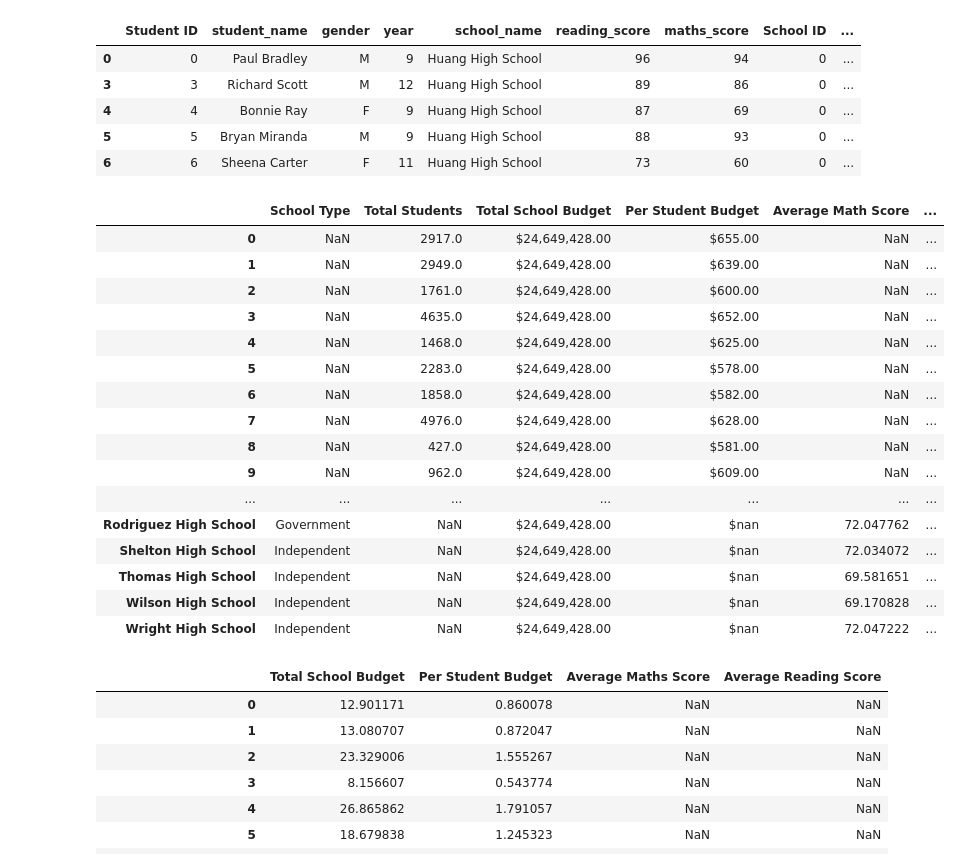
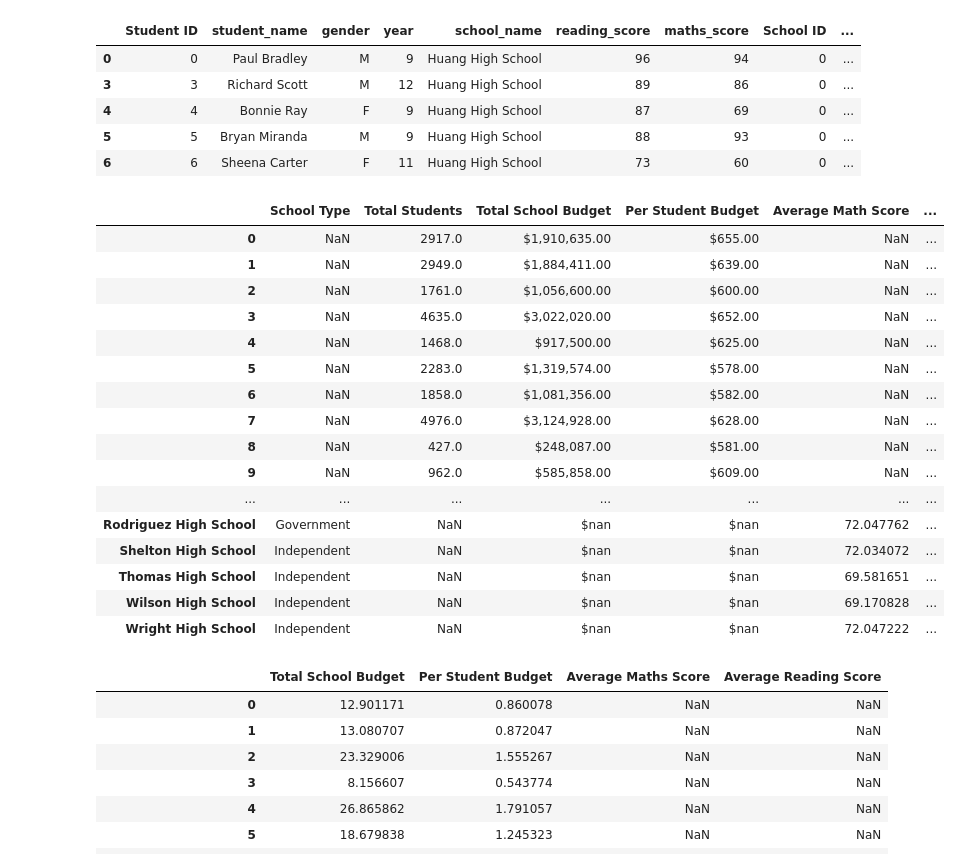
Before and after one commit to AMRITKAUR89/pandas-challenge, a Jupyter notebook: main.ipynb, the cells around one changed output. Saved outputs shown, nothing was run; the diff lists cells and outputs as text; code cells hidden in the pictures.

```diff
--- a/main.ipynb
+++ b/main.ipynb
@@ -105,17 +105,17 @@ area_summary.head()
 # School Summary
 # %%
 # Use the code provided to select the type per school from school_data
-school_types = school_data_df.set_index(["school_name"])["type"]
+# School types
+school_types = school_data_df.set_index("school_name")["type"]
 
-# Calculate the total student count per school from school_data
-Students_per_school = school_data_df["size"]
-Total_budget_Schools = sum(school_data_df["budget"])
+# Calculate the total student count per school
+Students_per_school = school_data_df.set_index("school_name")["size"]
 
-# Calculate the total school budget and per capita spending per school from school_data
-per_school_budget = school_data_df["budget"]
-per_school_capita = school_data_df["budget"] / Students_per_school
+# Calculate the total school budget and per capita spending per school
+per_school_budget = school_data_df.set_index("school_name")["budget"]
+per_school_capita = per_school_budget / Students_per_school
 
-# Calculate the average test scores per school from school_data_complete
+# Calculate the average test scores per school
 per_school_maths = school_data_complete.groupby("school_name")["maths_score"].mean()
 per_school_reading = school_data_complete.groupby("school_name")["reading_score"].mean()
 
@@ -168,38 +168,47 @@ passing_maths_and_reading.head()
 | 6 | 6 | Sheena Carter | F | 11 | Huang High School | 73 | 60 | 0 | ... |
 # %%
 # Convert to DataFrame
+# Calculate the passing rates
+passing_math = school_data_complete[school_data_complete["maths_score"] >= passing_score].groupby("school_name")["Student ID"].count() / Students_per_school * 100
+passing_reading = school_data_complete[school_data_complete["reading_score"] >= passing_score].groupby("school_name")["Student ID"].count() / Students_per_school * 100
+overall_passing = school_data_complete[(school_data_complete["maths_score"] >= passing_score) & (school_data_complete["reading_score"] >= passing_score)].groupby("school_name")["Student ID"].count() / Students_per_school * 100
+
+# Create the summary DataFrame
 per_school_summary = pd.DataFrame({
-        "School Type": school_types,
-        "Total Students": Students_per_school,
-        "Total School Budget":Total_budget_Schools,
-        "Per Student Budget": per_school_capita,
-        "Average Math Score": per_school_maths,
-        "Average Reading Score": per_school_reading,  })
-
+    "School Type": school_types,
+    "Total Students": Students_per_school,
+    "Total School Budget": per_school_budget,
+    "Per Student Budget": per_school_capita,
+    "Average Math Score": per_school_maths,
+    "Average Reading Score": per_school_reading,
+    "% Passing Math": passing_math,
+    "% Passing Reading": passing_reading,
+    "% Overall Passing": overall_passing
+})
 # Formatting
 per_school_summary["Total School Budget"] = per_school_summary["Total School Budget"].map("${:,.2f}".format)
 per_school_summary["Per Student Budget"] = per_school_summary["Per Student Budget"].map("${:,.2f}".format)
 
 # Display the DataFrame
 per_school_summary
 # %% [output]
 |  | School Type | Total Students | Total School Budget | Per Student Budget | Average Math Score | ... |
-| 0 | NaN | 2917.0 | $24,649,428.00 | $655.00 | NaN | ... |
-| 1 | NaN | 2949.0 | $24,649,428.00 | $639.00 | NaN | ... |
-| 2 | NaN | 1761.0 | $24,649,428.00 | $600.00 | NaN | ... |
-| 3 | NaN | 4635.0 | $24,649,428.00 | $652.00 | NaN | ... |
-| 4 | NaN | 1468.0 | $24,649,428.00 | $625.00 | NaN | ... |
-| 5 | NaN | 2283.0 | $24,649,428.00 | $578.00 | NaN | ... |
-| 6 | NaN | 1858.0 | $24,649,428.00 | $582.00 | NaN | ... |
-| 7 | NaN | 4976.0 | $24,649,428.00 | $628.00 | NaN | ... |
-| 8 | NaN | 427.0 | $24,649,428.00 | $581.00 | NaN | ... |
-| 9 | NaN | 962.0 | $24,649,428.00 | $609.00 | NaN | ... |
+| 0 | NaN | 2917.0 | $1,910,635.00 | $655.00 | NaN | ... |
+| 1 | NaN | 2949.0 | $1,884,411.00 | $639.00 | NaN | ... |
+| 2 | NaN | 1761.0 | $1,056,600.00 | $600.00 | NaN | ... |
+| 3 | NaN | 4635.0 | $3,022,020.00 | $652.00 | NaN | ... |
+| 4 | NaN | 1468.0 | $917,500.00 | $625.00 | NaN | ... |
+| 5 | NaN | 2283.0 | $1,319,574.00 | $578.00 | NaN | ... |
+| 6 | NaN | 1858.0 | $1,081,356.00 | $582.00 | NaN | ... |
+| 7 | NaN | 4976.0 | $3,124,928.00 | $628.00 | NaN | ... |
+| 8 | NaN | 427.0 | $248,087.00 | $581.00 | NaN | ... |
+| 9 | NaN | 962.0 | $585,858.00 | $609.00 | NaN | ... |
 | ... | ... | ... | ... | ... | ... | ... |
-| Rodriguez High School | Government | NaN | $24,649,428.00 | $nan | 72.047762 | ... |
-| Shelton High School | Independent | NaN | $24,649,428.00 | $nan | 72.034072 | ... |
-| Thomas High School | Independent | NaN | $24,649,428.00 | $nan | 69.581651 | ... |
-| Wilson High School | Independent | NaN | $24,649,428.00 | $nan | 69.170828 | ... |
-| Wright High School | Independent | NaN | $24,649,428.00 | $nan | 72.047222 | ... |
+| Rodriguez High School | Government | NaN | $nan | $nan | 72.047762 | ... |
+| Shelton High School | Independent | NaN | $nan | $nan | 72.034072 | ... |
+| Thomas High School | Independent | NaN | $nan | $nan | 69.581651 | ... |
+| Wilson High School | Independent | NaN | $nan | $nan | 69.170828 | ... |
+| Wright High School | Independent | NaN | $nan | $nan | 72.047222 | ... |
 # %%
         "% Passing Math": school_passing_maths,
         "% Passing Reading": school_passing_reading,
```
Also changed, not shown: parts of 1 cell of this notebook.
